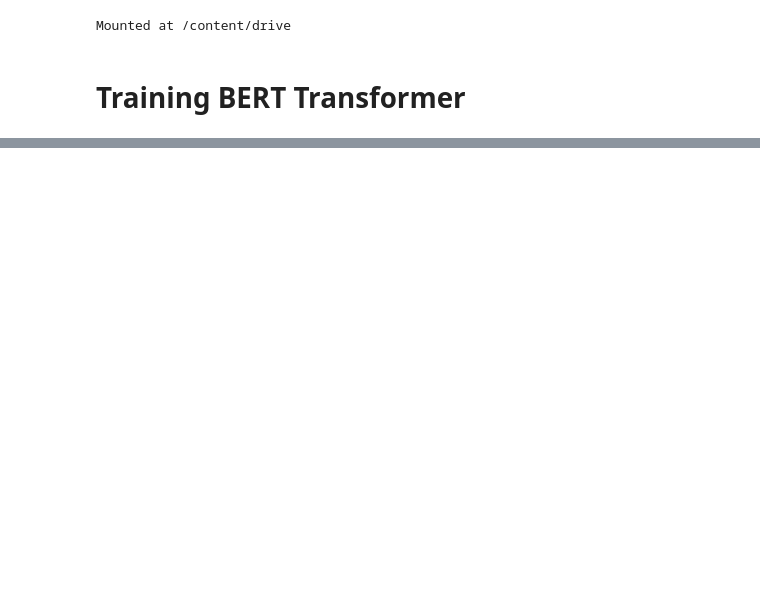
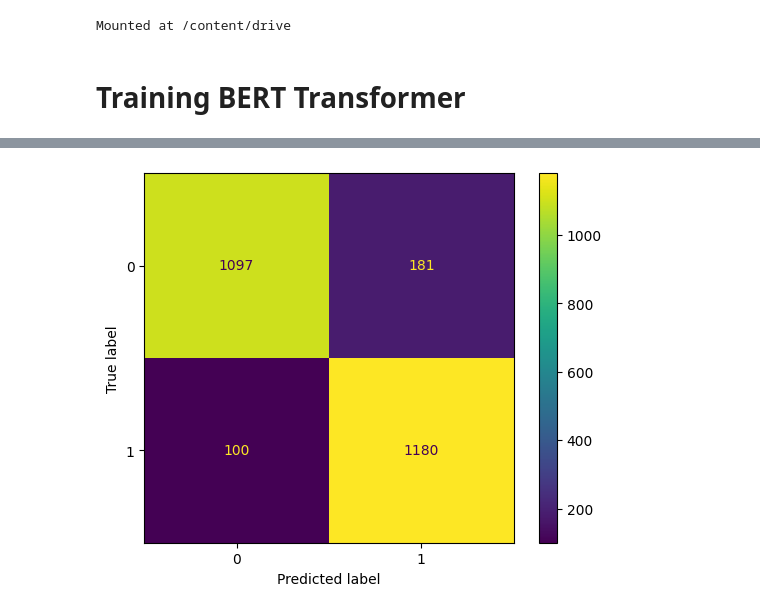
Before and after one commit to hstoklosa/fake-tweets-detection, a Jupyter notebook: bert.ipynb, the cells around one changed output, grey strips where cells are left out. Drawn from its saved outputs; the diff is of its cells as text; code cells hidden in the pictures; blank space fills up the shorter version.

```diff
--- a/bert.ipynb
+++ b/bert.ipynb
@@ -10,6 +5,11 @@ MODEL_EXPORT_DIR = ABSOLUTE_PATH + "/models/bert"
 Mounted at /content/drive
 # %%
 import sys
+
+ABSOLUTE_PATH = "/content/drive/My Drive/deepfake_tweets"
+PREPROCESSED_DATA_DIR = ABSOLUTE_PATH + "/data/preprocessed"
+EXPORT_MODEL_DIR = ABSOLUTE_PATH + "/models/bert-finetuned"
+
 sys.path.insert(0, ABSOLUTE_PATH)
 # %% [markdown]
 # Training BERT Transformer
@@ -244,0 +112,28 @@ export_model(finetuned_model, tokenizer, MODEL_EXPORT_DIR)
+# %%
+training_args = TrainingArguments(
+    output_dir=EXPORT_MODEL_DIR,
+    eval_strategy="epoch",
+    save_strategy="epoch",
+    save_total_limit=2,
+    num_train_epochs=EPOCHS,
+    per_device_train_batch_size=BATCH_SIZE,
+    per_device_eval_batch_size=BATCH_SIZE,
+    weight_decay=WEIGHT_DECAY,
+    load_best_model_at_end=True,
+    report_to=["tensorboard"],
+)
+
+optimizer = AdamW(model.parameters(), lr=LEARNING_RATE)
+early_stopping = EarlyStoppingCallback(early_stopping_patience=EARLY_STOPPING)
+trainer = Trainer(
+    model=model,
+    args=training_args,
+    train_dataset=train_dataset,
+    eval_dataset=val_dataset,
+    tokenizer=tokenizer,
+    compute_metrics=compute_metrics,
+    optimizers=(optimizer, None),
+    callbacks=[early_stopping],
+)
+# %%
+trainer.train()
@@ -244,0 +172,3 @@ export_model(finetuned_model, tokenizer, MODEL_EXPORT_DIR)
+# %%
+predictions = trainer.predict(test_dataset)
+predicted_labels = predictions.predictions.argmax(axis=-1)
@@ -244,0 +188,4 @@ export_model(finetuned_model, tokenizer, MODEL_EXPORT_DIR)
+# %%
+plot_confusion_matrix(y_test, predicted_labels)
+# %% [output]
+[figure, added]
```
Also changed, not shown: parts of 38 cells of this notebook, 6 other files.
